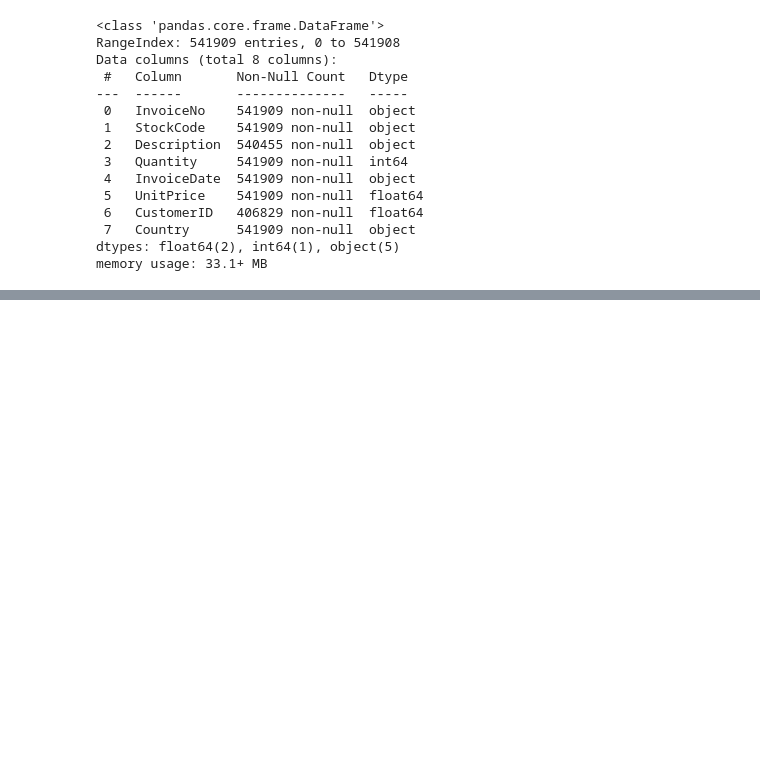
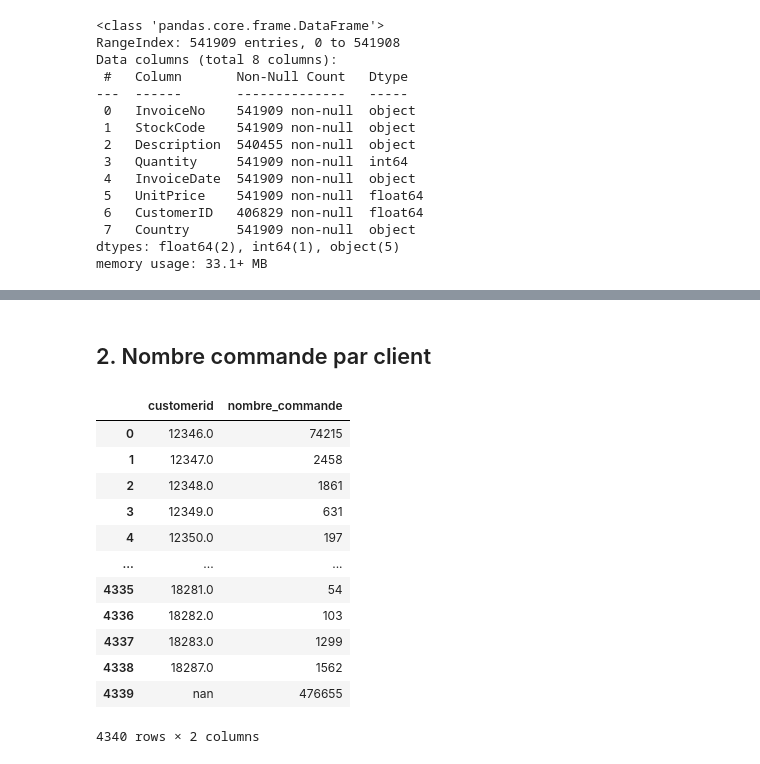
Before and after one commit to Daouda-Ba/DAH_DataEng_Practice, a Jupyter notebook: practice.ipynb, the cells around one changed output, grey strips where cells are left out. Cells and saved outputs as stored; diff of their text form; code cells hidden in the pictures; blank space fills up the shorter version.

```diff
--- a/practice.ipynb
+++ b/practice.ipynb
@@ -113,0 +121,20 @@ df.head()
+# %% [markdown]
+## 2.  Nombre commande par client
+# %%
+nombre_com_client = df.groupby(['customerid'])['quantity'].sum().reset_index()
+nombre_com_client.rename(columns={'quantity': 'nombre_commande'}, inplace=True)
+nombre_com_client
+# %% [output]
+|  | customerid | nombre_commande |
+| 0 | 12346.0 | 74215 |
+| 1 | 12347.0 | 2458 |
+| 2 | 12348.0 | 1861 |
+| 3 | 12349.0 | 631 |
+| 4 | 12350.0 | 197 |
+| ... | ... | ... |
+| 4335 | 18281.0 | 54 |
+| 4336 | 18282.0 | 103 |
+| 4337 | 18283.0 | 1299 |
+| 4338 | 18287.0 | 1562 |
+| 4339 | nan | 476655 |
+4340 rows × 2 columns
```
Also changed, not shown: parts of 15 cells of this notebook.
